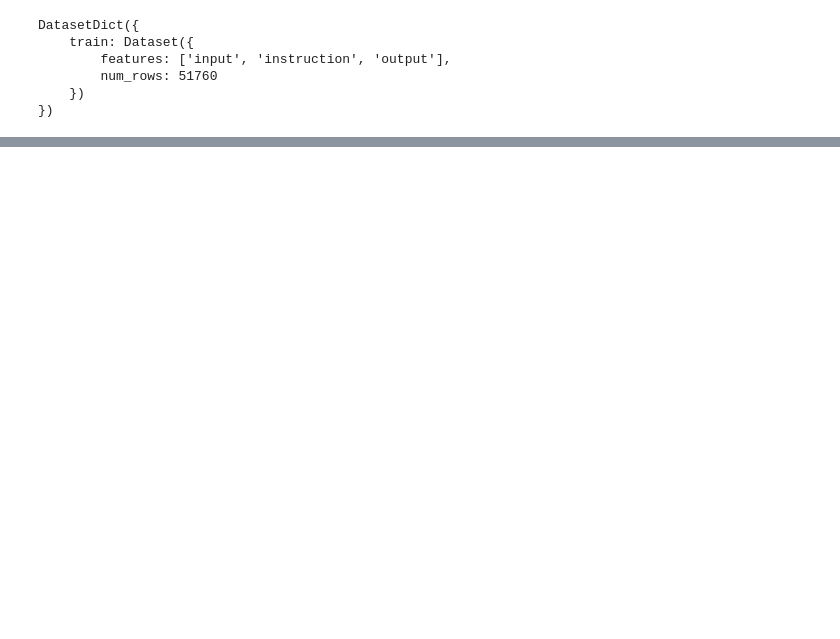
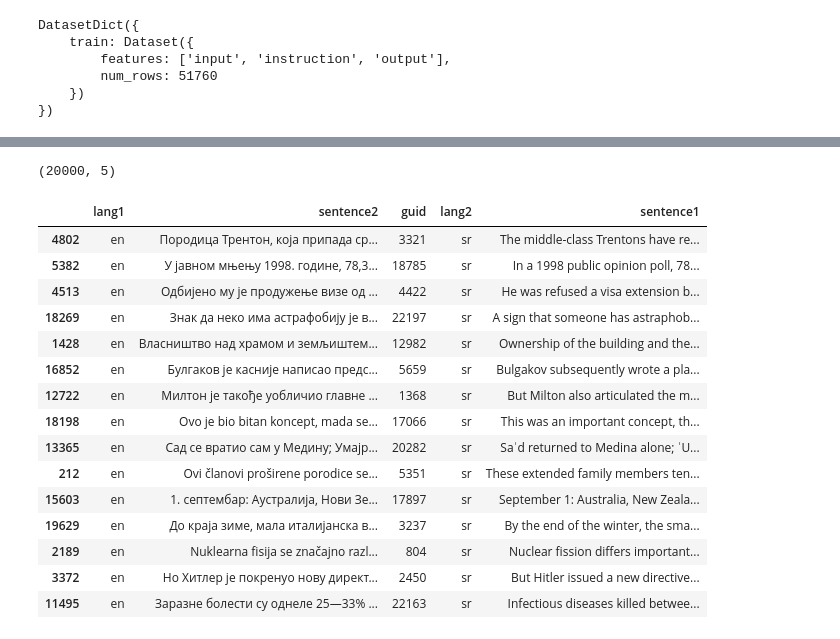
Before and after one commit to smartcat-labs/SRBedding, a Jupyter notebook: training_dataset/notebooks/hf_datasets.ipynb, the cells around one changed output, grey strips where cells are left out. Cells and saved outputs as stored; diff of their text form; code cells hidden in the pictures; blank space fills up the shorter version.

```diff
--- a/training_dataset/notebooks/hf_datasets.ipynb
+++ b/training_dataset/notebooks/hf_datasets.ipynb
@@ -77,0 +217,24 @@ GPT: Svi sledeći argumenti se mogu naći u odlomku OSIM da jednopolne škole pr
+# %%
+wikimatrix = pd.read_parquet("../datasets/train.parquet")
+wikimatrix.shape
+# %% [output]
+(20000, 5)
+# %%
+wikimatrix.sample(15)
+# %% [output]
+|  | lang1 | sentence2 | guid | lang2 | sentence1 |
+| 4802 | en | Породица Трентон, која припада ср... | 3321 | sr | The middle-class Trentons have re... |
+| 5382 | en | У јавном мњењу 1998. године, 78,3... | 18785 | sr | In a 1998 public opinion poll, 78... |
+| 4513 | en | Одбијено му је продужење визе од ... | 4422 | sr | He was refused a visa extension b... |
+| 18269 | en | Знак да неко има астрафобију је в... | 22197 | sr | A sign that someone has astraphob... |
+| 1428 | en | Власништво над храмом и земљиштем... | 12982 | sr | Ownership of the building and the... |
+| 16852 | en | Булгаков је касније написао предс... | 5659 | sr | Bulgakov subsequently wrote a pla... |
+| 12722 | en | Милтон је такође уобличио главне ... | 1368 | sr | But Milton also articulated the m... |
+| 18198 | en | Ovo je bio bitan koncept, mada se... | 17066 | sr | This was an important concept, th... |
+| 13365 | en | Сад се вратио сам у Медину; Умајр... | 20282 | sr | Saʿd returned to Medina alone; ʿU... |
+| 212 | en | Ovi članovi proširene porodice se... | 5351 | sr | These extended family members ten... |
+| 15603 | en | 1. септембар: Аустралија, Нови Зе... | 17897 | sr | September 1: Australia, New Zeala... |
+| 19629 | en | До краја зиме, мала италијанска в... | 3237 | sr | By the end of the winter, the sma... |
+| 2189 | en | Nuklearna fisija se značajno razl... | 804 | sr | Nuclear fission differs important... |
+| 3372 | en | Но Хитлер је покренуо нову директ... | 2450 | sr | But Hitler issued a new directive... |
+| 11495 | en | Заразне болести су однеле 25—33% ... | 22163 | sr | Infectious diseases killed betwee... |
```
Also changed, not shown: parts of 40 cells of this notebook, 4 other files.
